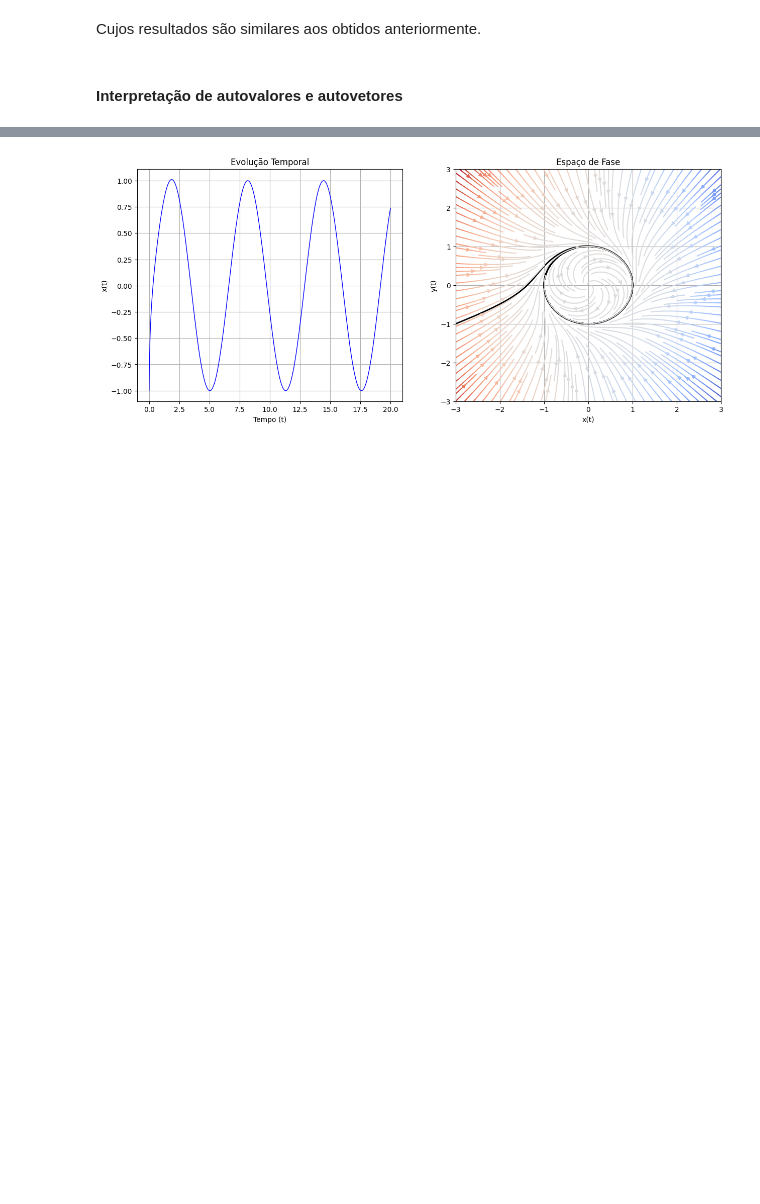
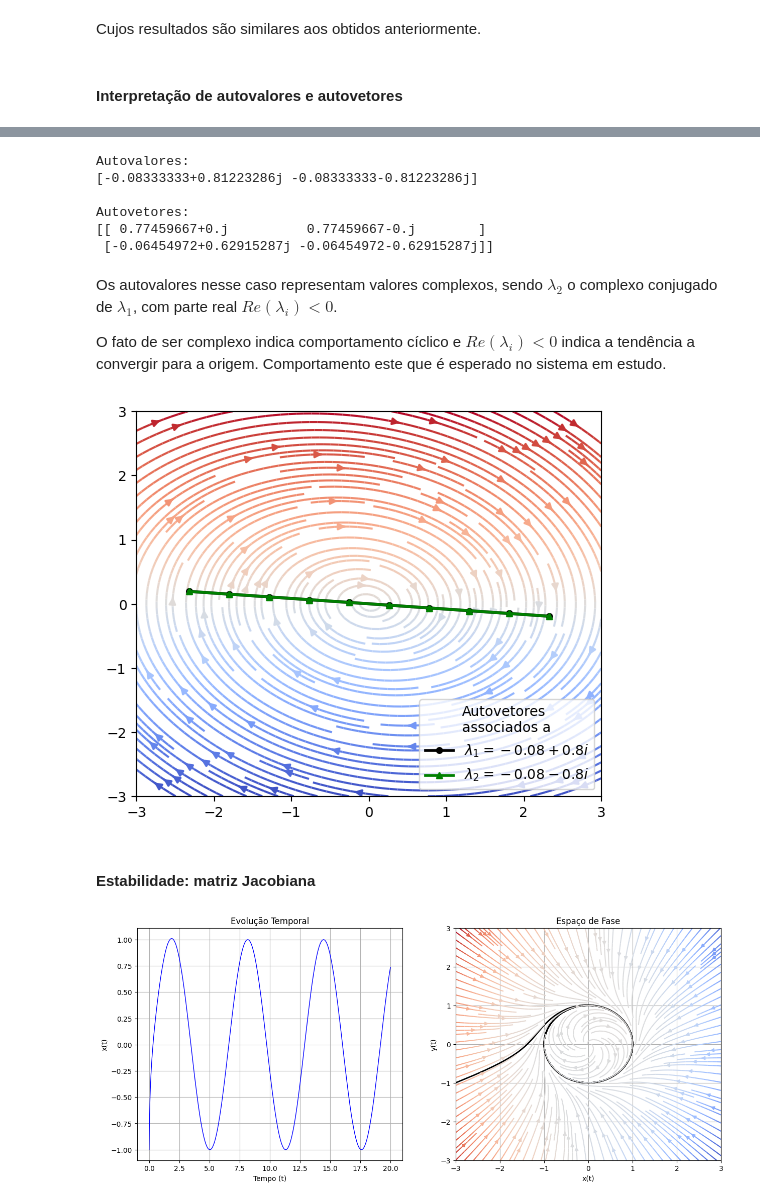
Before and after one commit to jorgesalhani/LinearAlgebraApplications, a Jupyter notebook: TrabalhoFinal/TF.ipynb, the cells around one changed output, grey strips where cells are left out. Drawn from its saved outputs; the diff is of its cells as text; code cells hidden in the pictures; blank space fills up the shorter version.

Commit message:
First part. Finish. Jacobian

```diff
--- a/TrabalhoFinal/TF.ipynb
+++ b/TrabalhoFinal/TF.ipynb
@@ -344,3 +378,46 @@ $$
+# %%
+m = 3
+k = 2
+c = 1/2
+
+A = np.array([[0,-k/m], [1,-c/m]]).T
+eigenVal, eigenVec = np.linalg.eig(A)
+print("Autovalores:")
+print(eigenVal)
+print("\nAutovetores:")
+print(eigenVec)
+# %% [output]
+Autovalores:
+[-0.08333333+0.81223286j -0.08333333-0.81223286j]
+
+Autovetores:
+[[ 0.77459667+0.j          0.77459667-0.j        ]
+ [-0.06454972+0.62915287j -0.06454972-0.62915287j]]
+# %% [markdown]
+Os autovalores nesse caso representam valores complexos, sendo $\lambda_2$ o complexo conjugado de $\lambda_1$, com parte real $Re(\lambda_i) < 0$.
+
+O fato de ser complexo indica comportamento cíclico e $Re(\lambda_i) < 0$ indica a tendência a convergir para a origem. Comportamento este que é esperado no sistema em estudo.
+# %%
+w = 3
+Y, X = np.mgrid[-w:w:100j, -w:w:100j]
+U = Y
+V = (-(k/m)*X - (c/m)*Y)
+
+t = np.linspace(-3,3,10)
+
+l1 = np.array([[np.real(eigenVec[:,0][0]) * i, np.real(eigenVec[:,0][1]) * i] for i in t])
+l2 = np.array([[np.real(eigenVec[:,1][0]) * i, np.real(eigenVec[:,1][1]) * i] for i in t])
+
+plt.figure(figsize=(6,5))
+plt.streamplot(X,Y,U,V, density=2, color=U, cmap='coolwarm')
+plt.plot(l1[:,0], l1[:,1], 'ko-', lw=2, ms=4, label=r'$\lambda_1 = -0.08+0.8i$')
+plt.plot(l2[:,0], l2[:,1], 'g^-', lw=2, ms=4, label=r'$\lambda_2 = -0.08-0.8i$')
+plt.legend(title='Autovetores\nassociados a', loc='lower right')
+plt.show()
+# %% [output]
+[figure, added]
+# %% [markdown]
+#### Estabilidade: matriz Jacobiana
 # %%
 def Exemplo1(X, t=0):
     x = X[0]
```
Also changed, not shown: parts of 12 cells of this notebook.
